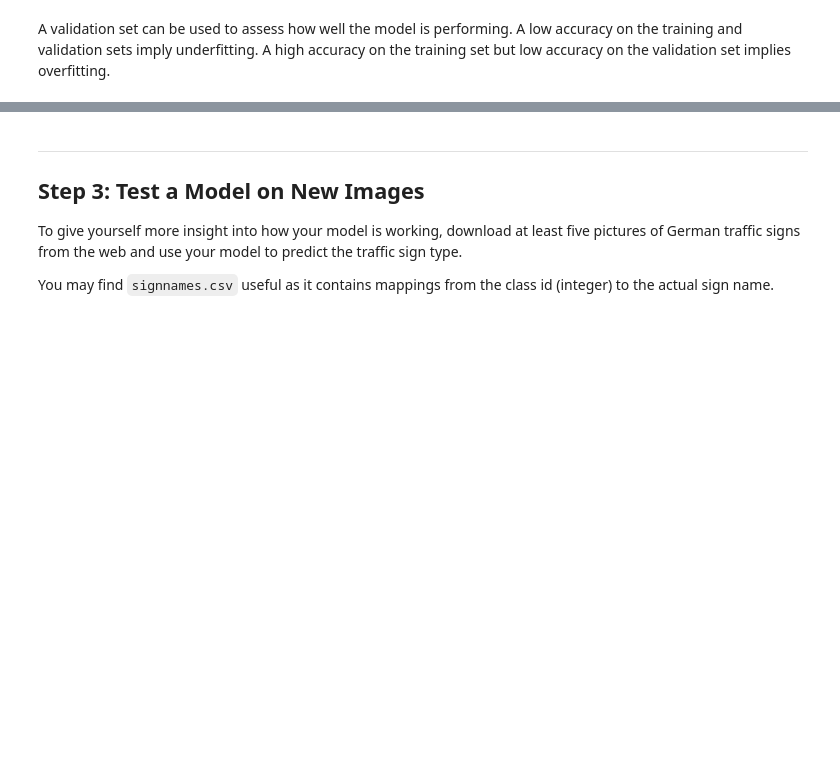
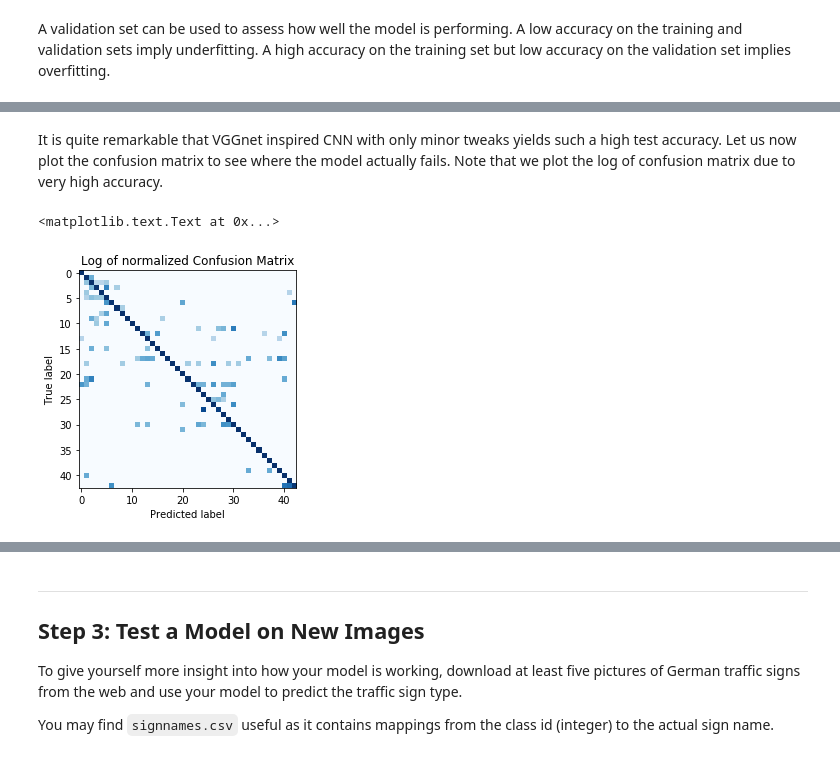
Before and after one commit to Nazanin1369/TrafficSignsClassifier, a Jupyter notebook: Traffic_Sign_Classifier.ipynb, the cells around one changed output, grey strips where cells are left out. Cells and saved outputs as stored; diff of their text form; code cells hidden in the pictures; blank space fills up the shorter version.

```diff
--- a/Traffic_Sign_Classifier.ipynb
+++ b/Traffic_Sign_Classifier.ipynb
@@ -858,0 +855,14 @@ Test Accuracy = 0.981
+# %% [markdown]
+It is quite remarkable that VGGnet inspired CNN with only minor tweaks yields such a high test accuracy.
+Let us now plot the confusion matrix to see where the model actually fails. Note that we plot the log of confusion matrix due to very high accuracy.
+# %%
+cm = confusion_matrix(y_test, y_pred)
+cm = cm.astype('float') / cm.sum(axis=1)[:, np.newaxis]
+cm = np.log(.0001+cm)
+plt.imshow(cm, interpolation='nearest', cmap=plt.cm.Blues)
+plt.title('Log of normalized Confusion Matrix')
+plt.ylabel('True label')
+plt.xlabel('Predicted label')
+# %% [output]
+<matplotlib.text.Text at 0x...>
+[figure, added]
```
Also changed, not shown: parts of 27 cells of this notebook, 9 other files.
